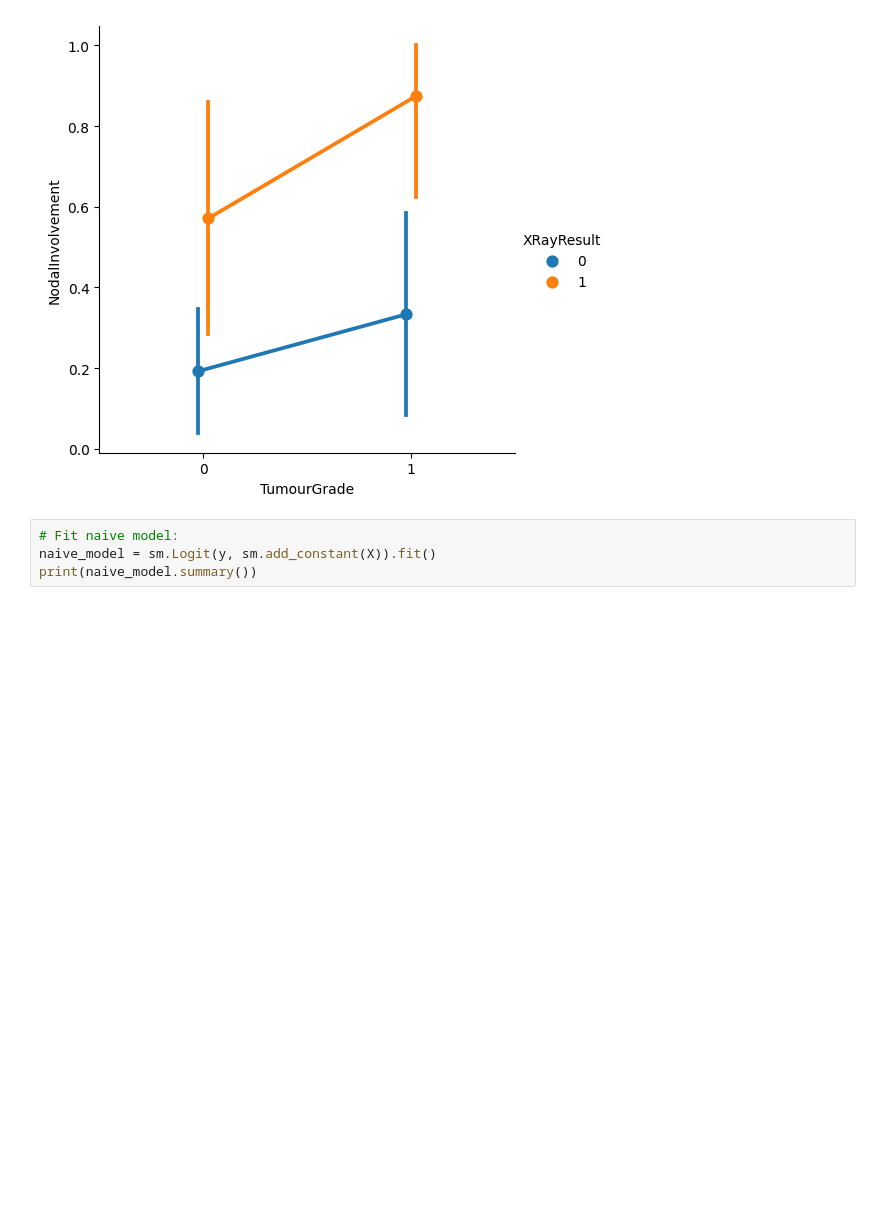
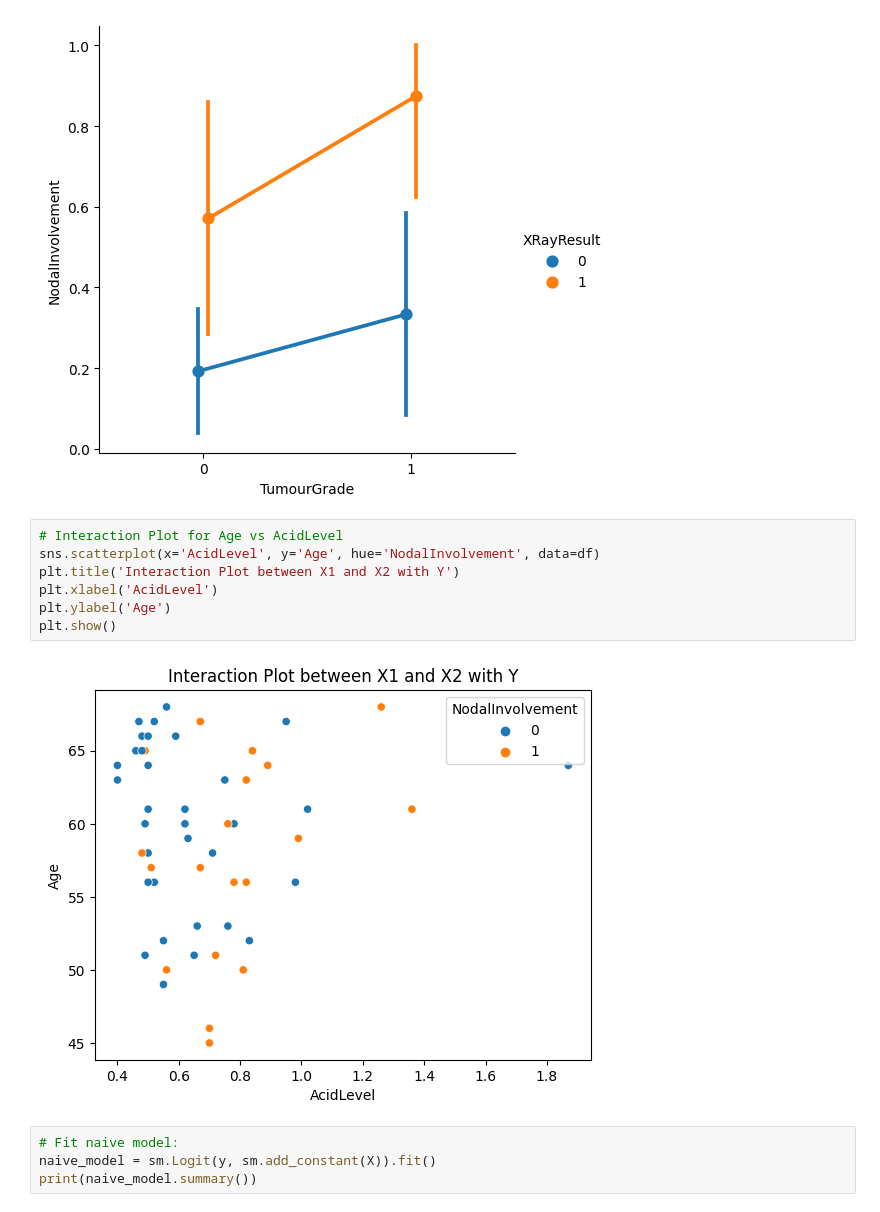
Before and after one commit to chuckrak/StatsResearch, a Jupyter notebook: p4/work.ipynb, the cells around one changed output. Drawn from its saved outputs; the diff is of its cells as text; blank space fills up the shorter version.

```diff
--- a/p4/work.ipynb
+++ b/p4/work.ipynb
@@ -218,6 +231,15 @@ plt.show()
 [figure]
 [figure]
 [figure]
+# %%
+# Interaction Plot for Age vs AcidLevel
+sns.scatterplot(x='AcidLevel', y='Age', hue='NodalInvolvement', data=df)
+plt.title('Interaction Plot between X1 and X2 with Y')
+plt.xlabel('AcidLevel')
+plt.ylabel('Age')
+plt.show()
+# %% [output]
+[figure, added]
 # %%
 # Fit naive model:
 naive_model = sm.Logit(y, sm.add_constant(X)).fit()
```
Also changed, not shown: parts of 5 cells of this notebook, 1 other file.
